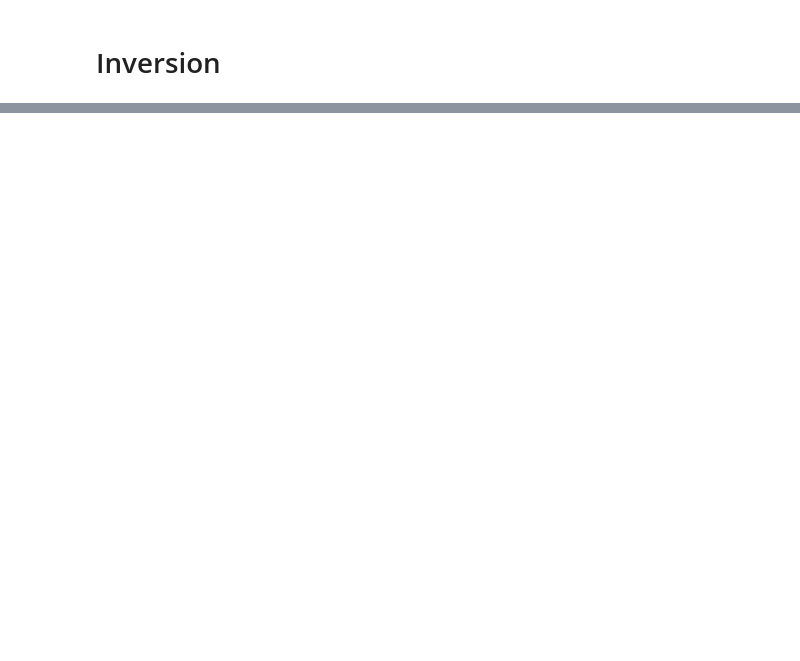
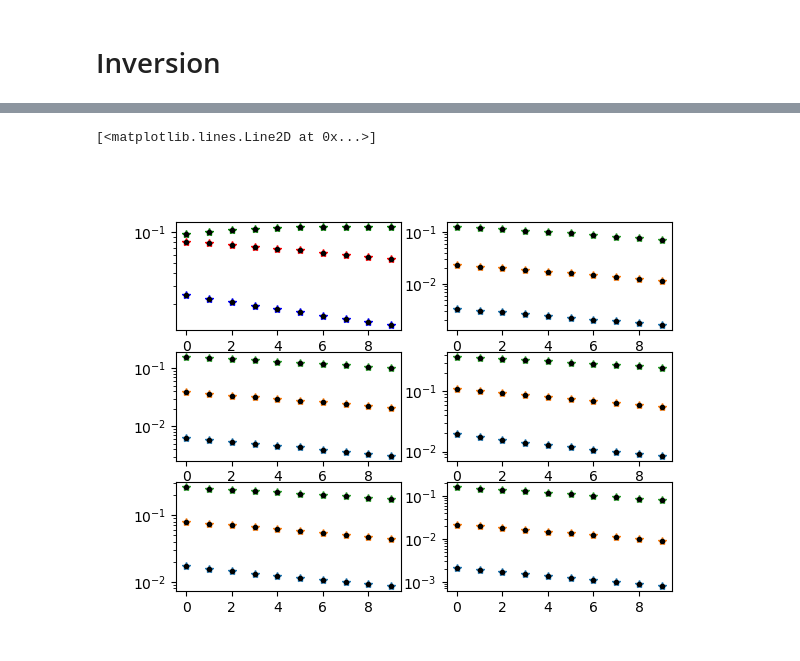
Before and after one commit to mariacarrizo/FDEM_LCI_PWI, a Jupyter notebook: LCI_new.ipynb, the cells around one changed output, grey strips where cells are left out. Saved outputs shown, nothing was run; the diff lists cells and outputs as text; code cells hidden in the pictures; blank space fills up the shorter version.

```diff
--- a/LCI_new.ipynb
+++ b/LCI_new.ipynb
@@ -115,0 +159,53 @@ showStitchedModels(ax = ax[0], models=models, zMax=7,
+# %%
+data_est = inv.fop.response(models_est)
+# %%
+data_true = np.array(data_t).reshape(pos,2,3,3)
+# %%
+data_est = np.array(data_est).reshape(pos,2,3,3)
+# %%
+fig, ax = plt.subplots(3,2)
+
+ax[0,0].semilogy(data_est[:,0,0,0], '*b', label = 'Q h 2m')
+ax[0,0].semilogy(data_est[:,0,0,1], '*r', label = 'Q h 4m')
+ax[0,0].semilogy(data_est[:,0,0,2], '*g', label = 'Q h 8m')
+ax[0,0].semilogy(data_true[:,0,0,0], '.k', label = 'Q h 2m')
+ax[0,0].semilogy(data_true[:,0,0,1], '.k', label = 'Q h 4m')
+ax[0,0].semilogy(data_true[:,0,0,2], '.k', label = 'Q h 8m')
+
+ax[0,1].semilogy(data_est[:,1,0,0], '*', label = 'IP h 2m')
+ax[0,1].semilogy(data_est[:,1,0,1], '*', label = 'IP h 4m')
+ax[0,1].semilogy(data_est[:,1,0,2], '*', label = 'IP h 8m')
+ax[0,1].semilogy(data_true[:,1,0,0], '.k', label = 'IP h 2m')
+ax[0,1].semilogy(data_true[:,1,0,1], '.k', label = 'IP h 4m')
+ax[0,1].semilogy(data_true[:,1,0,2], '.k', label = 'IP h 8m')
+
+ax[1,0].semilogy(data_est[:,0,1,0], '*', label = 'Q v 2m')
+ax[1,0].semilogy(data_est[:,0,1,1], '*', label = 'Q v 4m')
+ax[1,0].semilogy(data_est[:,0,1,2], '*', label = 'Q v 8m')
+ax[1,0].semilogy(data_true[:,0,1,0], '.k', label = 'Q v 2m')
+ax[1,0].semilogy(data_true[:,0,1,1], '.k', label = 'Q v 4m')
+ax[1,0].semilogy(data_true[:,0,1,2], '.k', label = 'Q v 8m')
+
+ax[1,1].semilogy(data_est[:,1,1,0], '*', label = 'IP v 2m')
+ax[1,1].semilogy(data_est[:,1,1,1], '*', label = 'IP v 4m')
+ax[1,1].semilogy(data_est[:,1,1,2], '*', label = 'IP v 8m')
+ax[1,1].semilogy(data_true[:,1,1,0], '.k', label = 'IP v 2m')
+ax[1,1].semilogy(data_true[:,1,1,1], '.k', label = 'IP v 4m')
+ax[1,1].semilogy(data_true[:,1,1,2], '.k', label = 'IP v 8m')
+
+ax[2,0].semilogy(data_est[:,0,2,0], '*', label = 'Q p 2m')
+ax[2,0].semilogy(data_est[:,0,2,1], '*', label = 'Q p 4m')
+ax[2,0].semilogy(data_est[:,0,2,2], '*', label = 'Q p 8m')
+ax[2,0].semilogy(data_true[:,0,2,0], '.k', label = 'Q p 2m')
+ax[2,0].semilogy(data_true[:,0,2,1], '.k', label = 'Q p 4m')
+ax[2,0].semilogy(data_true[:,0,2,2], '.k', label = 'Q p 8m')
+
+ax[2,1].semilogy(data_est[:,1,2,0], '*', label = 'IP p 2m')
+ax[2,1].semilogy(data_est[:,1,2,1], '*', label = 'IP p 4m')
+ax[2,1].semilogy(data_est[:,1,2,2], '*', label = 'IP p 8m')
+ax[2,1].semilogy(data_true[:,1,2,0], '.k', label = 'IP p 2m')
+ax[2,1].semilogy(data_true[:,1,2,1], '.k', label = 'IP p 4m')
+ax[2,1].semilogy(data_true[:,1,2,2], '.k', label = 'IP p 8m')
+# %% [output]
+[<matplotlib.lines.Line2D at 0x...>]
+[figure, added]
```
Also changed, not shown: parts of 8 cells of this notebook, 1 other file.
